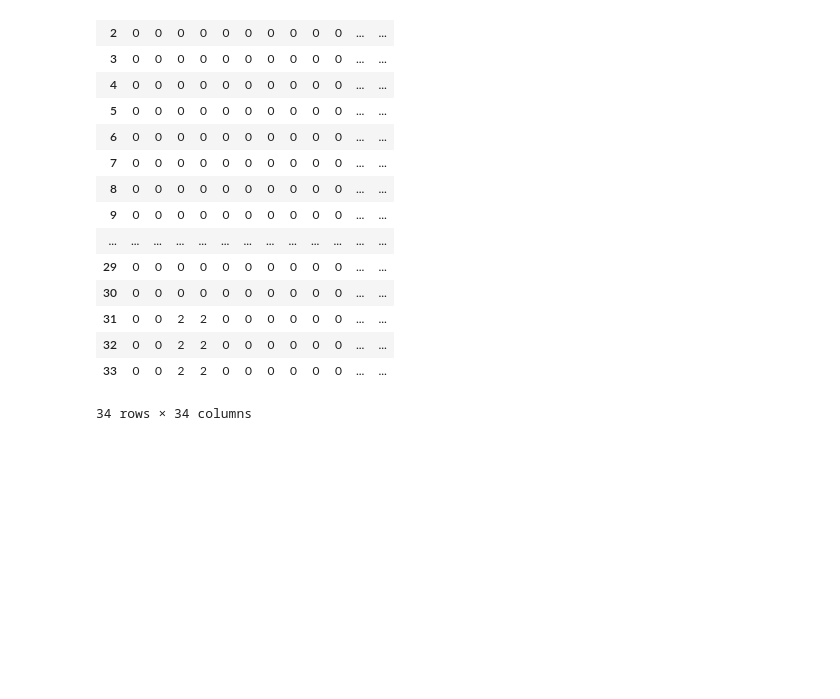
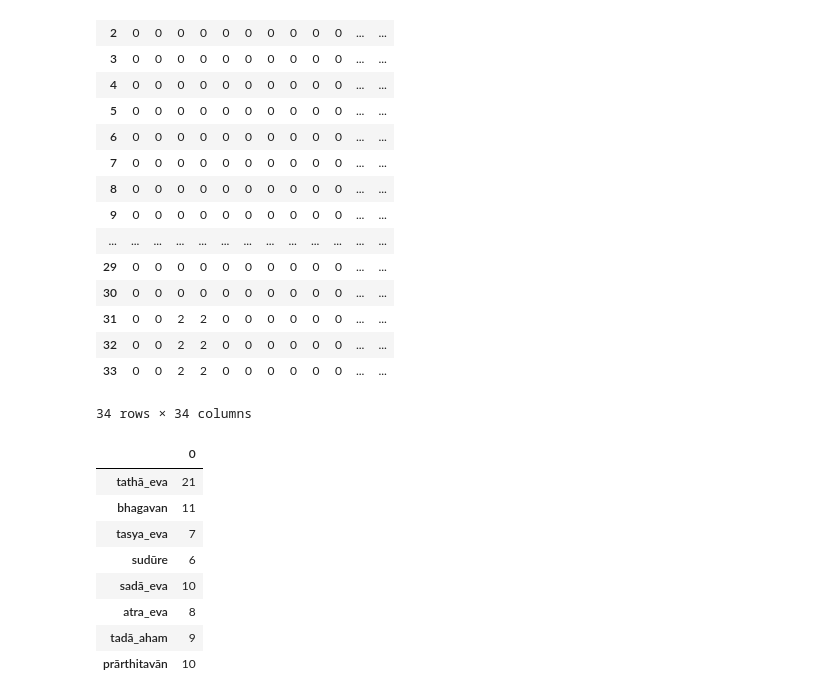
Before and after one commit to koutilya/visualization, a Jupyter notebook: display.ipynb, the cells around one changed output. Cells and saved outputs as stored; diff of their text form; code cells hidden in the pictures; blank space fills up the shorter version.

```diff
--- a/display.ipynb
+++ b/display.ipynb
@@ -120,3 +120,16 @@ with open("workdata/lines_submit/all_uniquelines.txt",encoding ='utf-8',mode='r'
 with open("workdata/lines_submit/analasys/undifined_words.txt",encoding = 'utf-8' ,mode ='r') as fr :
     pbwords = fr.readlines()
 cf = pd.read_csv("workdata/lines_submit/analasys/undifined_wordsfreaquency.csv",encoding = 'utf-8' ,sep = ',')
+# %%
+cd = cf.T
+cd.loc[cd[0] >5]
+# %% [output]
+|  | 0 |
+| tathā_eva | 21 |
+| bhagavan | 11 |
+| tasya_eva | 7 |
+| sudūre | 6 |
+| sadā_eva | 10 |
+| atra_eva | 8 |
+| tadā_aham | 9 |
+| prārthitavān | 10 |
```
